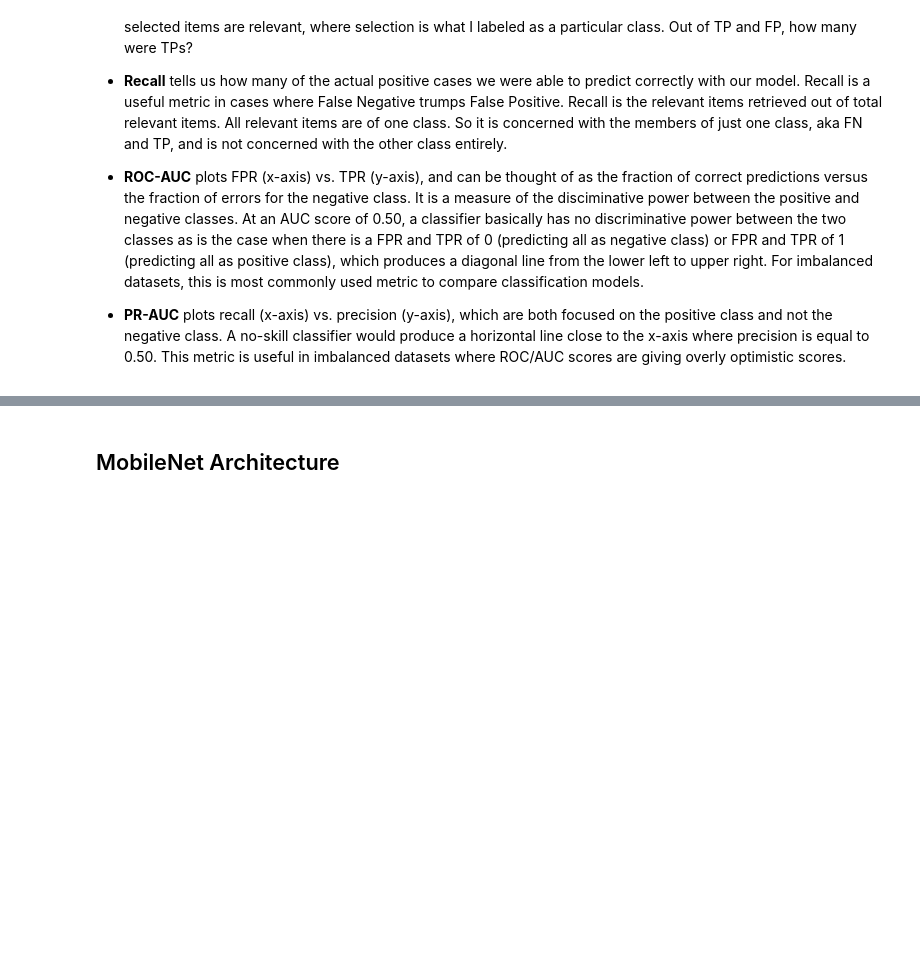
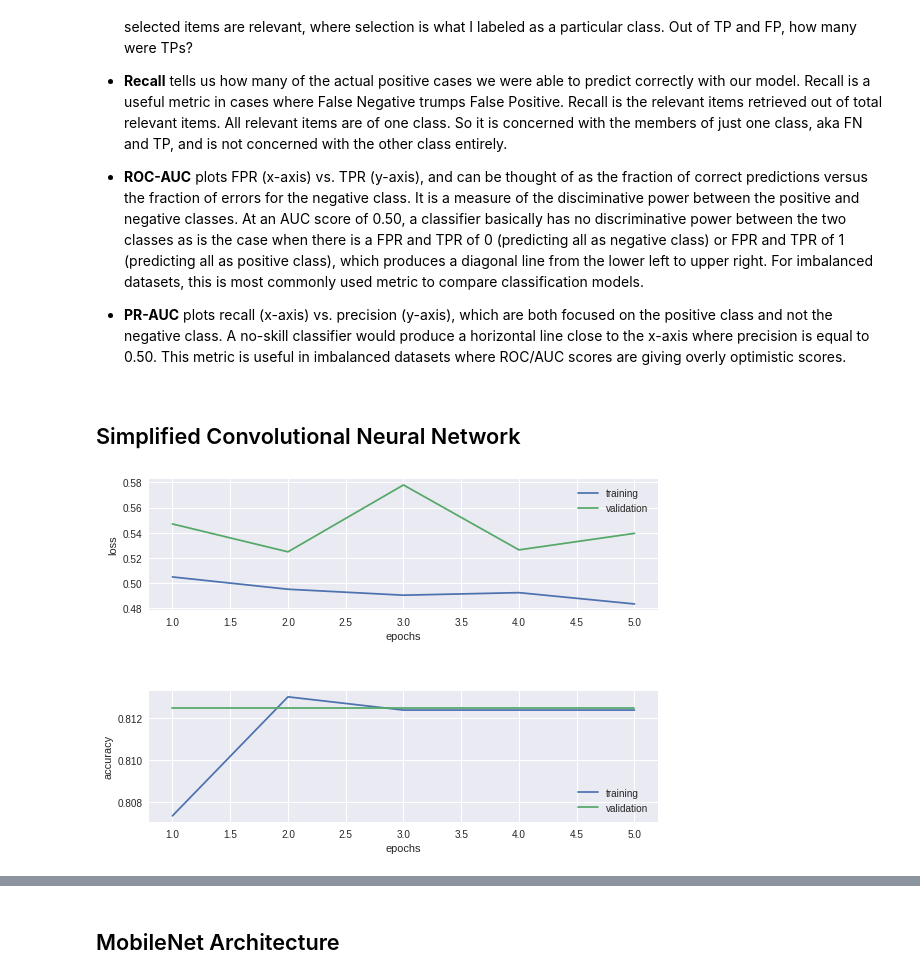
Before and after one commit to roagabriel/ImageClassificationISIC-2017, a Jupyter notebook: notebook.ipynb, the cells around one changed output, grey strips where cells are left out. Saved outputs shown, nothing was run; the diff lists cells and outputs as text; code cells hidden in the pictures; blank space fills up the shorter version.

```diff
--- a/notebook.ipynb
+++ b/notebook.ipynb
@@ -526,3 +526,5 @@ Using the callbacks in Keras allowed me to reproduce the visualizations and the
 * **ROC-AUC** plots FPR (x-axis) vs. TPR (y-axis), and can be thought of as the fraction of correct predictions versus the fraction of errors for the negative class. It is a measure of the disciminative power between the positive and negative classes. At an AUC score of 0.50, a classifier basically has no discriminative power between the two classes as is the case when there is a FPR and TPR of 0 (predicting all as negative class) or FPR and TPR of 1 (predicting all as positive class), which produces a diagonal line from the lower left to upper right. For imbalanced datasets, this is most commonly used metric to compare classification models.
 
 * **PR-AUC** plots recall (x-axis) vs. precision (y-axis), which are both focused on the positive class and not the negative class. A no-skill classifier would produce a horizontal line close to the x-axis where precision is equal to 0.50. This metric is useful in imbalanced datasets where ROC/AUC scores are giving overly optimistic scores.
+# %% [markdown]
+## Simplified Convolutional Neural Network
@@ -528,0 +534,7 @@ Using the callbacks in Keras allowed me to reproduce the visualizations and the
+# %%
+# load training metrics from CSVlogger into dataframe
+history_cnn = pd.read_csv("logs/log_cnn/log.csv")
+# display accuracy and loss graphs during training process of model
+train_val_metrics2(5, history_cnn)
+# %% [output]
+[figure, added]
```
Also changed, not shown: parts of 26 cells of this notebook, 3 other files.
